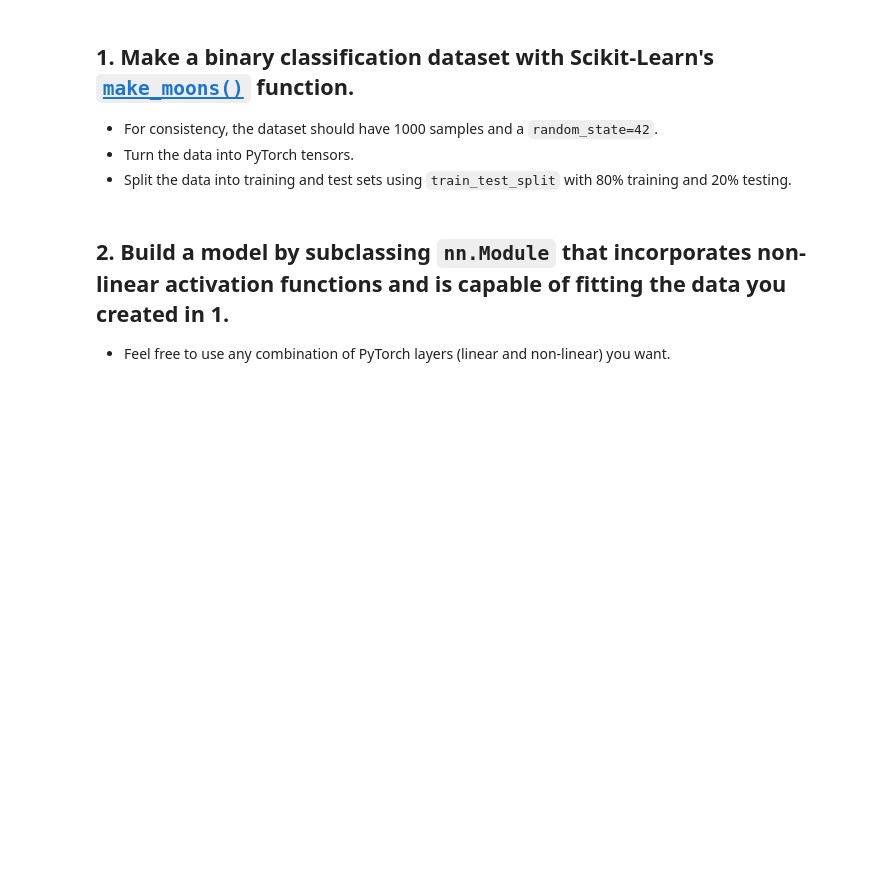
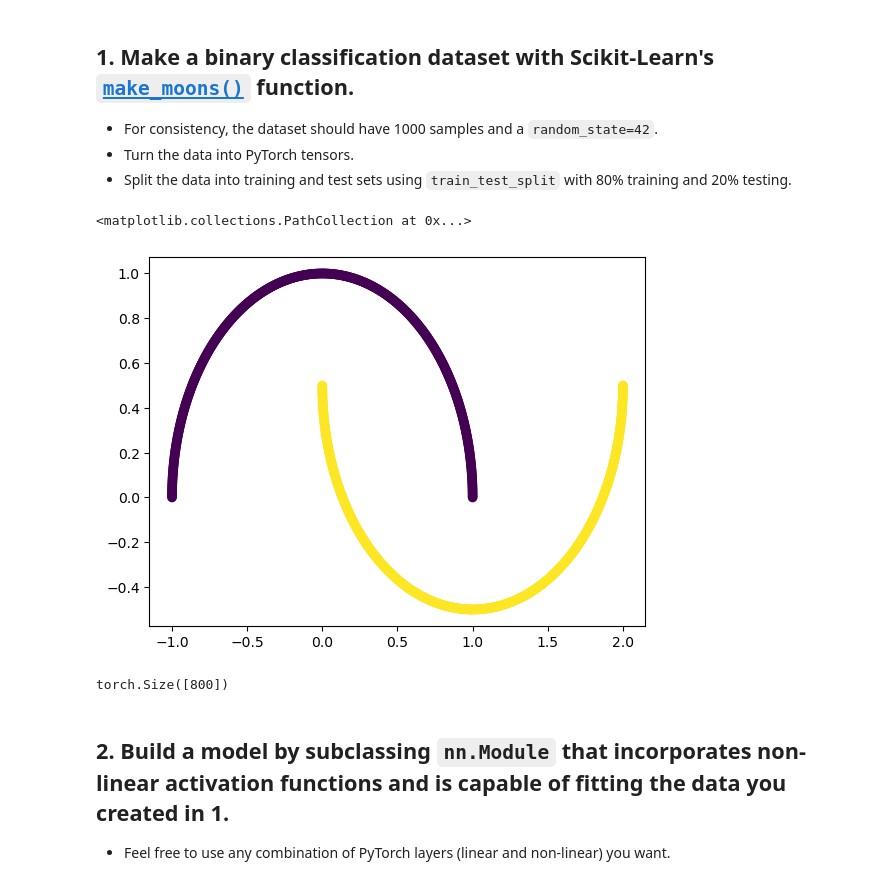
Before and after one commit to pjy0422/pytorch, a Jupyter notebook: 02_pytorch_classification_exercises.ipynb, the cells around one changed output. Drawn from its saved outputs; the diff is of its cells as text; code cells hidden in the pictures; blank space fills up the shorter version.

```diff
--- a/02_pytorch_classification_exercises.ipynb
+++ b/02_pytorch_classification_exercises.ipynb
@@ -31,3 +31,7 @@ RANDOM_SEED = 42
 # %%
 # Create a dataset with Scikit-Learn's make_moons()
 from sklearn.datasets import make_moons
+
+
+n_samples = 1000
+X_moon, y_moon = make_moons(n_samples=n_samples,random_state=RANDOM_SEED)
@@ -37,6 +38,19 @@ import pandas as pd
+# %%
+# Turn data into a DataFrame
+import pandas as pd
+import numpy as np
+label = np.expand_dims(y_moon,axis=1)
+
+df1 = pd.DataFrame(X_moon, columns = ['X1','X2'])
+df2 = pd.DataFrame(label, columns=['label'])
+df = pd.concat([df1,df2],axis=1)
 # %%
 # Visualize the data on a scatter plot
 import matplotlib.pyplot as plt
+plt.scatter(x=df.X1,y=df.X2,c=df.label)
+# %% [output]
+<matplotlib.collections.PathCollection at 0x...>
+[figure, added]
 # %%
 # Turn data into tensors of dtype float
 
@@ -46,3 +62,7 @@ from sklearn.model_selection import train_test_split
+# %%
+y_moon_train.shape
+# %% [output]
+torch.Size([800])
 # %% [markdown]
 ## 2. Build a model by subclassing `nn.Module` that incorporates non-linear activation functions and is capable of fitting the data you created in 1.
   * Feel free to use any combination of PyTorch layers (linear and non-linear) you want.
```
Also changed, not shown: parts of 24 cells of this notebook.
